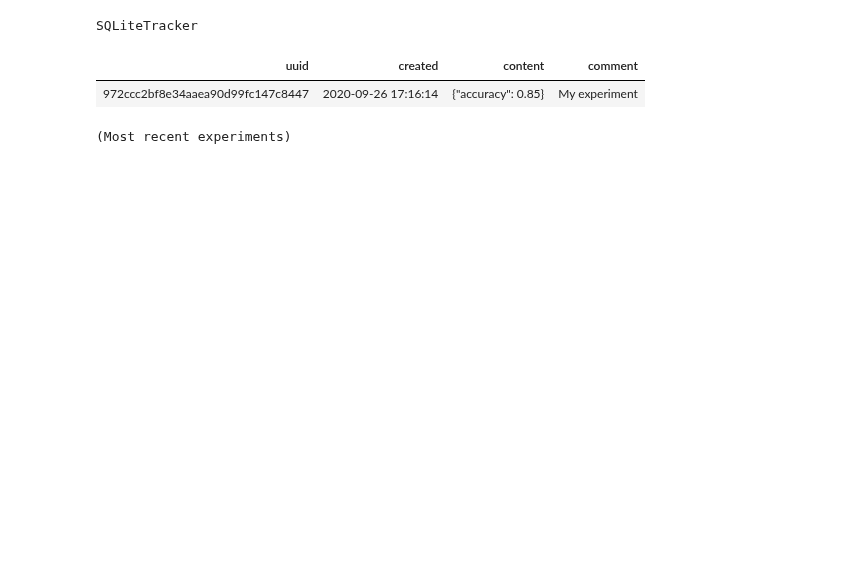
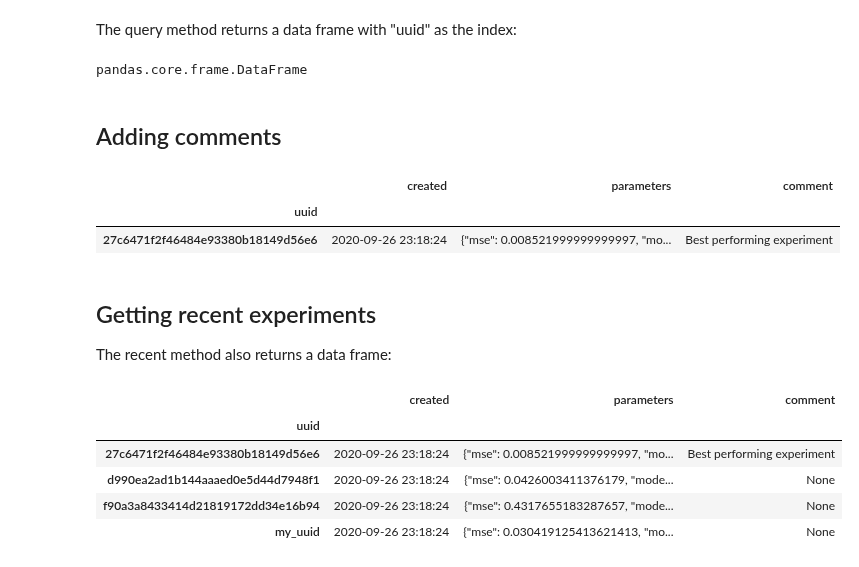
Before and after one commit to ploomber/sklearn-evaluation, a Jupyter notebook: docs/source/user_guide/SQLiteTracker.ipynb, the cells around one changed output. Cells and saved outputs as stored; diff of their text form; code cells hidden in the pictures; blank space fills up the shorter version.

```diff
--- a/docs/source/user_guide/SQLiteTracker.ipynb
+++ b/docs/source/user_guide/SQLiteTracker.ipynb
@@ -30 +81,9 @@ SQLiteTracker
+# %% [markdown]
+The query method returns a data frame with "uuid" as the index:
+# %%
+type(ordered)
+# %% [output]
+pandas.core.frame.DataFrame
+# %% [markdown]
+## Adding comments
 # %%
@@ -32,7 +91,20 @@ tracker.comment(uuid, 'My experiment')
-# %%
-tracker
-# %% [output]
-SQLiteTracker
-| uuid | created | content | comment |
-| 972ccc2bf8e34aaea90d99fc147c8447 | 2020-09-26 17:16:14 | {"accuracy": 0.85} | My experiment |
-(Most recent experiments)
+# %%
+tracker[ordered.index[0]]
+# %% [output]
+|  | created | parameters | comment |
+| uuid |  |  |  |
+| 27c6471f2f46484e93380b18149d56e6 | 2020-09-26 23:18:24 | {"mse": 0.008521999999999997, "mo... | Best performing experiment |
+# %% [markdown]
+## Getting recent experiments
+
+The recent method also returns a data frame:
+# %%
+df = tracker.recent()
+df
+# %% [output]
+|  | created | parameters | comment |
+| uuid |  |  |  |
+| 27c6471f2f46484e93380b18149d56e6 | 2020-09-26 23:18:24 | {"mse": 0.008521999999999997, "mo... | Best performing experiment |
+| d990ea2ad1b144aaaed0e5d44d7948f1 | 2020-09-26 23:18:24 | {"mse": 0.0426003411376179, "mode... | None |
+| f90a3a8433414d21819172dd34e16b94 | 2020-09-26 23:18:24 | {"mse": 0.4317655183287657, "mode... | None |
+| my_uuid | 2020-09-26 23:18:24 | {"mse": 0.030419125413621413, "mo... | None |
```
Also changed, not shown: parts of 20 cells of this notebook, 9 other files.
